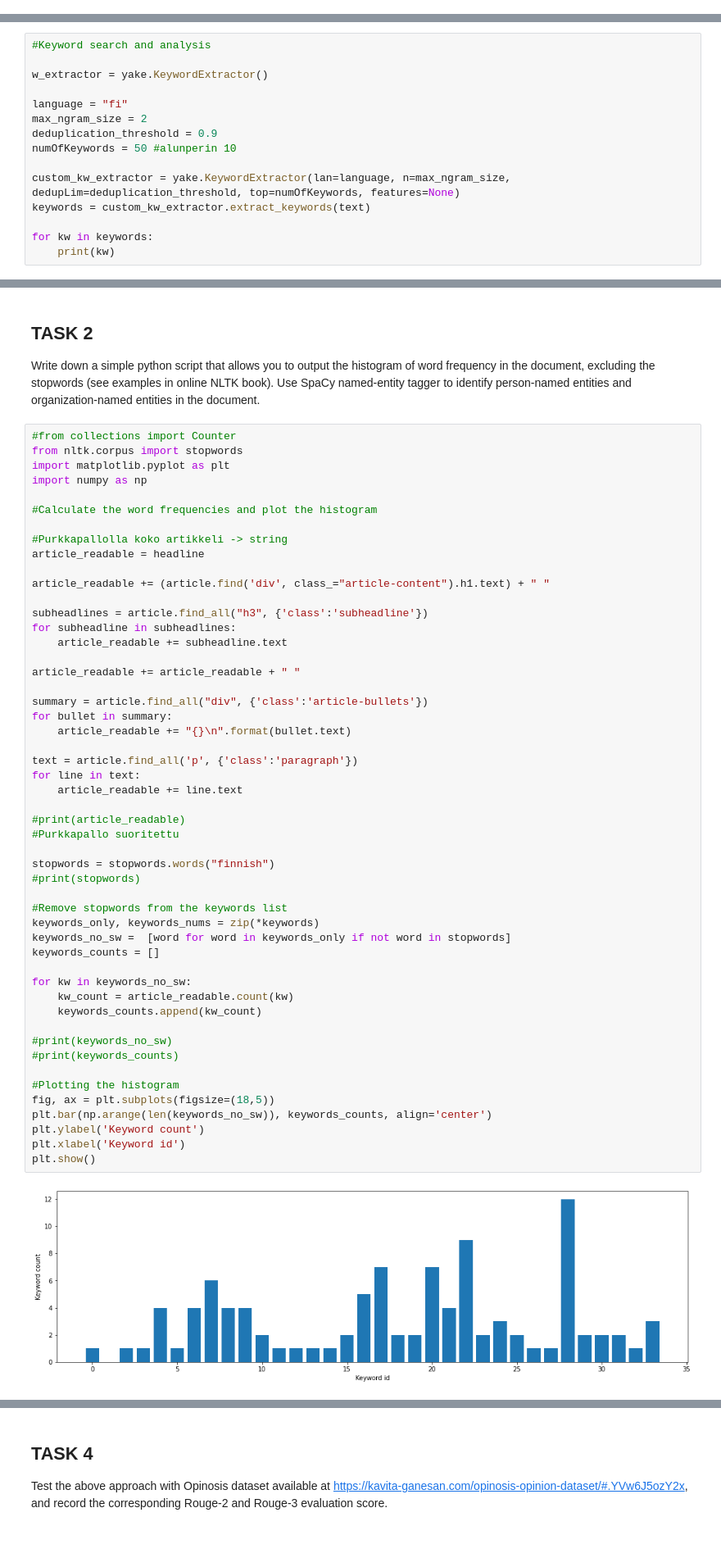
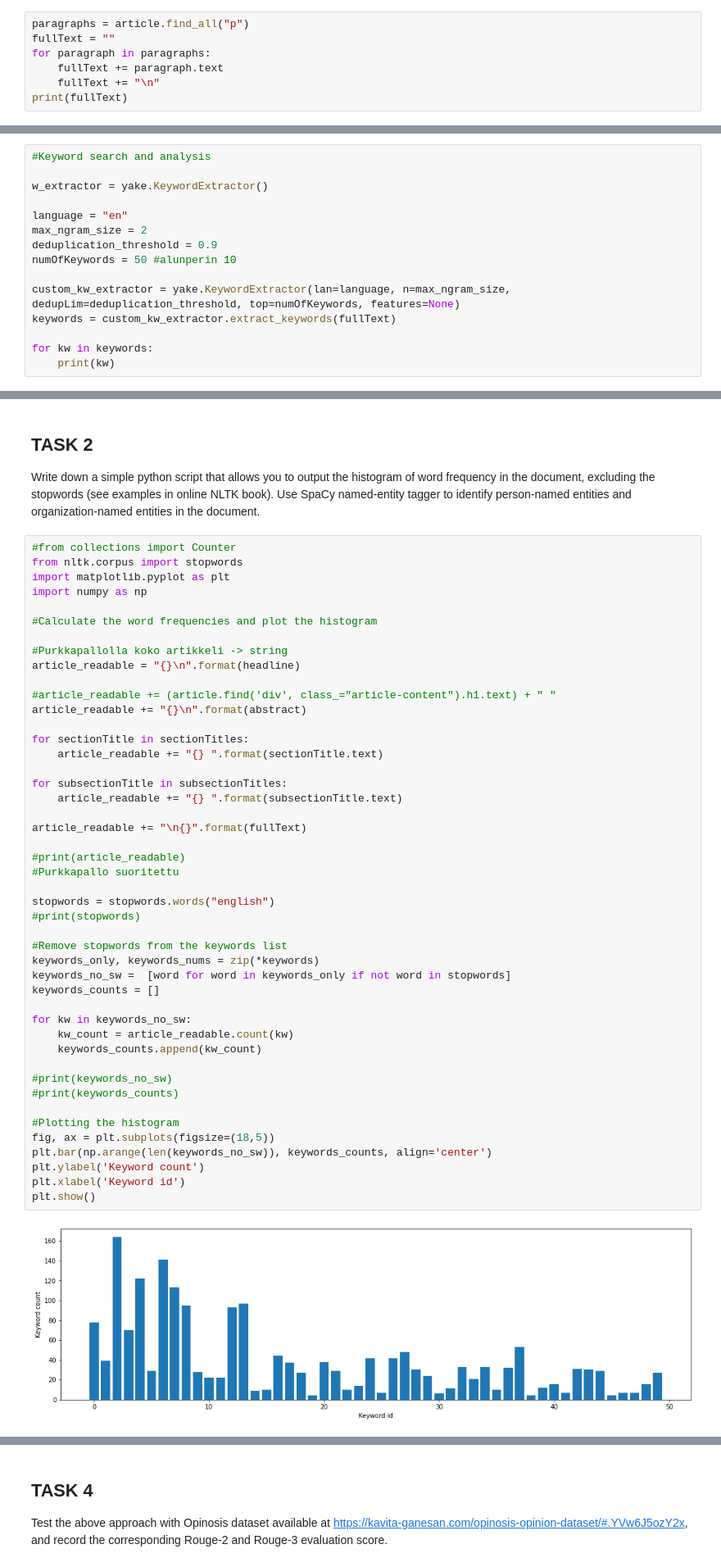
Before and after one commit to Dakcser/NLP, a Jupyter notebook: NLP project .ipynb, the cells around one changed output, grey strips where cells are left out. Shown at 82% size. Saved outputs shown, nothing was run; the diff lists cells and outputs as text; blank space fills up the shorter version.

Commit message:
Use new article in task 2

```diff
--- a/NLP project .ipynb
+++ b/NLP project .ipynb
@@ -108,3 +88,10 @@ Section titles:
 4.1.1 Data Dimensionality
 4.1.2 Search Precision
 4.1.3 Automatic Selection of Optimal Algorithm
+# %%
+paragraphs = article.find_all("p")
+fullText = ""
+for paragraph in paragraphs:
+    fullText += paragraph.text
+    fullText += "\n"
+print(fullText)
@@ -115,13 +120,13 @@ import yake
 
 w_extractor = yake.KeywordExtractor()
 
-language = "fi"
+language = "en"
 max_ngram_size = 2
 deduplication_threshold = 0.9
 numOfKeywords = 50 #alunperin 10
 
 custom_kw_extractor = yake.KeywordExtractor(lan=language, n=max_ngram_size, dedupLim=deduplication_threshold, top=numOfKeywords, features=None)
-keywords = custom_kw_extractor.extract_keywords(text)
+keywords = custom_kw_extractor.extract_keywords(fullText)
 
 for kw in keywords:
     print(kw)
@@ -155,47 +160,42 @@ import numpy as np
 #Calculate the word frequencies and plot the histogram
 
 #Purkkapallolla koko artikkeli -> string
-article_readable = headline
+article_readable = "{}\n".format(headline)
 
-article_readable += (article.find('div', class_="article-content").h1.text) + " "
+#article_readable += (article.find('div', class_="article-content").h1.text) + " "
+article_readable += "{}\n".format(abstract)
 
-subheadlines = article.find_all("h3", {'class':'subheadline'})
-for subheadline in subheadlines:
-    article_readable += subheadline.text
+for sectionTitle in sectionTitles:
+    article_readable += "{} ".format(sectionTitle.text)
 
-article_readable += article_readable + " "
+for subsectionTitle in subsectionTitles:
+    article_readable += "{} ".format(subsectionTitle.text)
 
-summary = article.find_all("div", {'class':'article-bullets'})
-for bullet in summary:
-    article_readable += "{}\n".format(bullet.text)
-
-text = article.find_all('p', {'class':'paragraph'})
-for line in text:
-    article_readable += line.text
+article_readable += "\n{}".format(fullText)
 
 #print(article_readable)
 #Purkkapallo suoritettu
 
-stopwords = stopwords.words("finnish")
+stopwords = stopwords.words("english")
 #print(stopwords)
 
 #Remove stopwords from the keywords list
 keywords_only, keywords_nums = zip(*keywords)
 keywords_no_sw =  [word for word in keywords_only if not word in stopwords]
 keywords_counts = []
 
 for kw in keywords_no_sw:
     kw_count = article_readable.count(kw)
     keywords_counts.append(kw_count)
 
 #print(keywords_no_sw)
 #print(keywords_counts)
 
 #Plotting the histogram
 fig, ax = plt.subplots(figsize=(18,5))
 plt.bar(np.arange(len(keywords_no_sw)), keywords_counts, align='center')
 plt.ylabel('Keyword count')
 plt.xlabel('Keyword id')
 plt.show()
 # %% [output]
-[figure, old version]
+[figure, new version]
```
Also changed, not shown: parts of 7 cells of this notebook.
